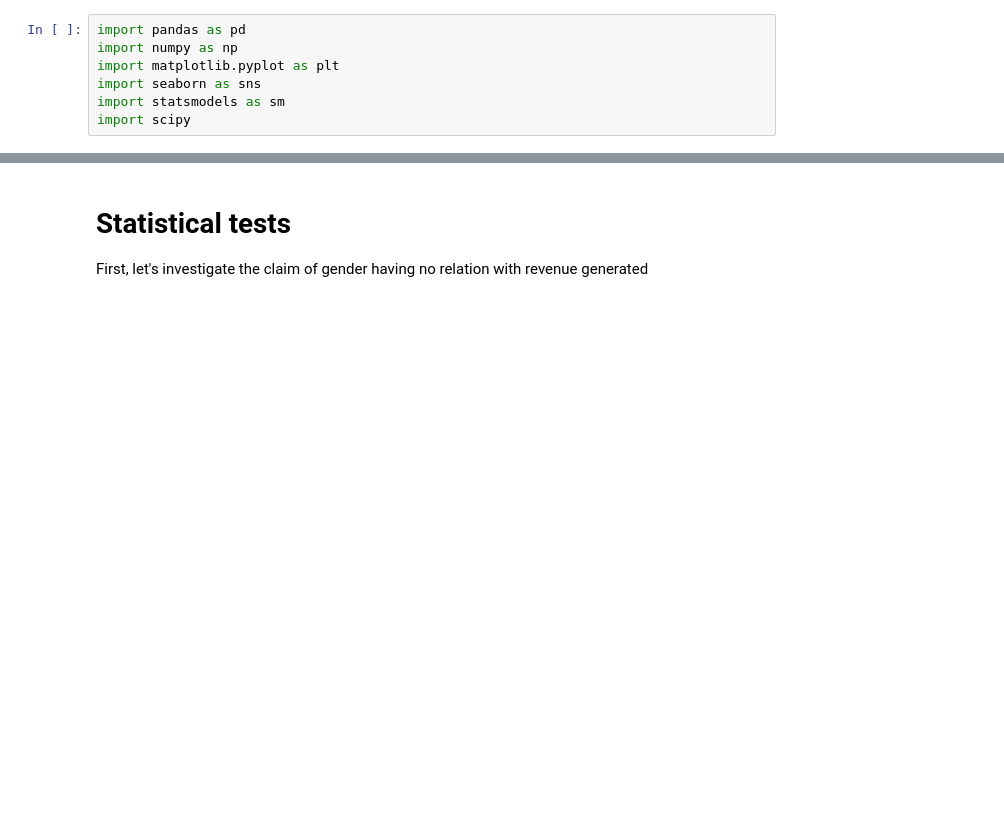
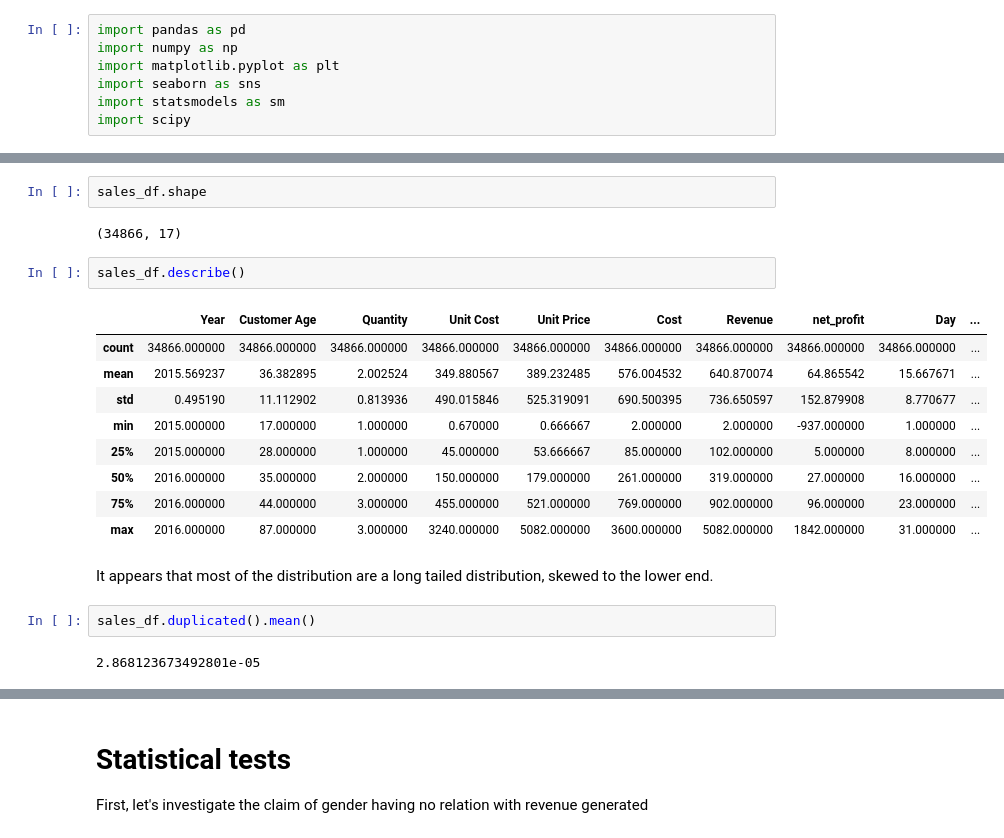
Before and after one commit to ShiYang1101/cycle_sales, a Jupyter notebook: bike_sales.ipynb, the cells around one changed output, grey strips where cells are left out. Cells and saved outputs as stored; diff of their text form; blank space fills up the shorter version.

```diff
--- a/bike_sales.ipynb
+++ b/bike_sales.ipynb
@@ -18,0 +19,22 @@ sales_df.head()
+# %%
+sales_df.shape
+# %% [output]
+(34866, 17)
+# %%
+sales_df.describe()
+# %% [output]
+|  | Year | Customer Age | Quantity | Unit Cost | Unit Price | Cost | Revenue | net_profit | Day | ... |
+| count | 34866.000000 | 34866.000000 | 34866.000000 | 34866.000000 | 34866.000000 | 34866.000000 | 34866.000000 | 34866.000000 | 34866.000000 | ... |
+| mean | 2015.569237 | 36.382895 | 2.002524 | 349.880567 | 389.232485 | 576.004532 | 640.870074 | 64.865542 | 15.667671 | ... |
+| std | 0.495190 | 11.112902 | 0.813936 | 490.015846 | 525.319091 | 690.500395 | 736.650597 | 152.879908 | 8.770677 | ... |
+| min | 2015.000000 | 17.000000 | 1.000000 | 0.670000 | 0.666667 | 2.000000 | 2.000000 | -937.000000 | 1.000000 | ... |
+| 25% | 2015.000000 | 28.000000 | 1.000000 | 45.000000 | 53.666667 | 85.000000 | 102.000000 | 5.000000 | 8.000000 | ... |
+| 50% | 2016.000000 | 35.000000 | 2.000000 | 150.000000 | 179.000000 | 261.000000 | 319.000000 | 27.000000 | 16.000000 | ... |
+| 75% | 2016.000000 | 44.000000 | 3.000000 | 455.000000 | 521.000000 | 769.000000 | 902.000000 | 96.000000 | 23.000000 | ... |
+| max | 2016.000000 | 87.000000 | 3.000000 | 3240.000000 | 5082.000000 | 3600.000000 | 5082.000000 | 1842.000000 | 31.000000 | ... |
+# %% [markdown]
+It appears that most of the distribution are a long tailed distribution, skewed to the lower end.
+# %%
+sales_df.duplicated().mean()
+# %% [output]
+2.868123673492801e-05
```
Also changed, not shown: parts of 12 cells of this notebook, 1 other file.
